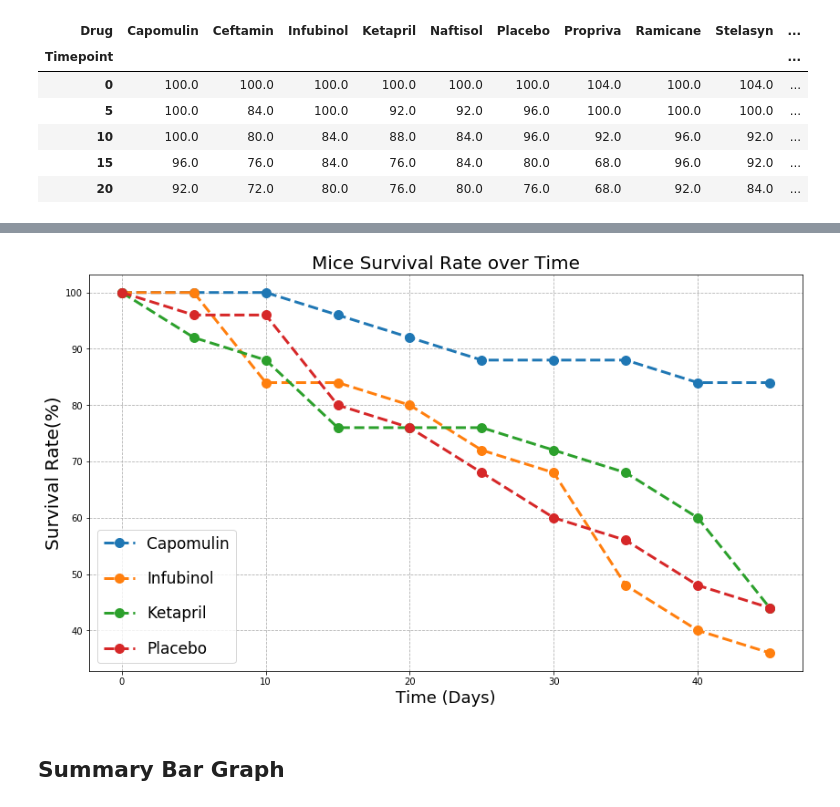
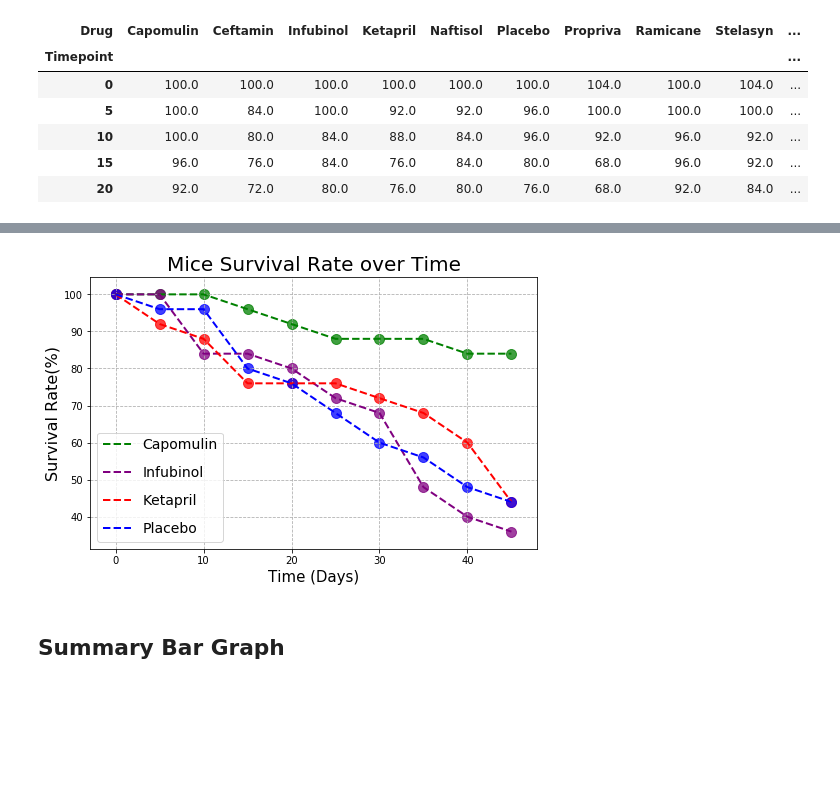
Before and after one commit to esharma3/matplotlib-challenge, a Jupyter notebook: Pymaceuticals/pymaceuticals.ipynb, the cells around one changed output, grey strips where cells are left out. Cells and saved outputs as stored; diff of their text form; code cells hidden in the pictures; blank space fills up the shorter version.

```diff
--- a/Pymaceuticals/pymaceuticals.ipynb
+++ b/Pymaceuticals/pymaceuticals.ipynb
@@ -215,8 +215,8 @@ metastatic_response_df.head()
 # %%
 # Minor Data Munging to Re-Format the Data Frames # Preview that Reformatting worked
 
-metastatic_error_df = metastatic_error_df.reset_index().pivot(index='Timepoint', columns='Drug', values='Metastatic Sites')
-metastatic_error_df.head()
+formatted_metastatic_error_df = metastatic_error_df.reset_index().pivot(index='Timepoint', columns='Drug', values='Metastatic Sites')
+formatted_metastatic_error_df.head()
 # %% [output]
 | Drug | Capomulin | Ceftamin | Infubinol | Ketapril | Naftisol | Placebo | Propriva | Ramicane | Stelasyn | ... |
 | Timepoint |  |  |  |  |  |  |  |  |  | ... |
@@ -228,15 +274,18 @@ metastatic_error_df.head()
 # %%
+# Using MATPLOTLIB
 # Generate the Plot (with Error Bars) # Save the Figure # Show the Figure
 
-plt.figure(figsize=(13,9))
-plt.xlabel('Time (Days)', fontsize=18)
-plt.ylabel('Number of Metastatic Sites', fontsize=20)
-plt.title('Metastatic Spread During Treatment over Time', fontsize=20)
+plt.figure(figsize=(8,5))
+plt.xlabel('Time (Days)', fontsize=14)
+plt.ylabel('Number of Metastatic Sites', fontsize=16)
+plt.title('Metastatic Spread During Treatment over Time', fontsize=18)
 plt.grid(linestyle='--')
 
-for drug in metastatic_response_df[['Capomulin', 'Infubinol', 'Ketapril', 'Placebo']]:
-    plot = plt.errorbar(x=metastatic_response_df.index, y=metastatic_response_df[drug], yerr=metastatic_error_df[drug], fmt='o', markersize=10, linestyle='--', linewidth=2, label=drug)
+for drug in formatted_metastatic_response_df[['Capomulin', 'Infubinol', 'Ketapril', 'Placebo']]:
+    plot = plt.errorbar(x=formatted_metastatic_response_df.index, y=formatted_metastatic_response_df[drug],
+                        yerr=formatted_metastatic_error_df[drug], fmt='o', markersize=10, linestyle='--',
+                        linewidth=2, label=drug, color=color_func(drug))
 
-plt.legend(loc='upper left', labelspacing = 1.2, fontsize = 17)
+plt.legend(loc='upper left', labelspacing = 1.2, fontsize = 12)
 plt.show()
 # %% [output]
@@ -274,8 +315,8 @@ mouse_count_df.head()
 # %%
 # Minor Data Munging to Re-Format the Data Frames # Preview the Data Frame
 
-mouse_count_df = mouse_count_df.pivot(index='Timepoint', columns='Drug', values='Mouse Count')
-mouse_count_df.head()
+mouse_survival_count_df = mouse_count_df.pivot(index='Timepoint', columns='Drug', values='Mouse Count')
+mouse_survival_count_df.head()
 # %% [output]
 | Drug | Capomulin | Ceftamin | Infubinol | Ketapril | Naftisol | Placebo | Propriva | Ramicane | Stelasyn | ... |
 | Timepoint |  |  |  |  |  |  |  |  |  | ... |
@@ -287,8 +328,8 @@ mouse_count_df.head()
 # %%
 # Minor Data Munging to Re-Format the Data Frames # Preview the Data Frame
 
-mouse_percent_df = mouse_count_df.pivot(index='Timepoint', columns='Drug', values='Percent Survived')
-mouse_percent_df.head()
+mouse_survival_percent_df = mouse_count_df.pivot(index='Timepoint', columns='Drug', values='Percent Survived')
+mouse_survival_percent_df.head()
 # %% [output]
 | Drug | Capomulin | Ceftamin | Infubinol | Ketapril | Naftisol | Placebo | Propriva | Ramicane | Stelasyn | ... |
 | Timepoint |  |  |  |  |  |  |  |  |  | ... |
@@ -309,20 +377,23 @@ mouse_percent_df.head()
 # %%
 # Generate the Plot (Accounting for percentages) # Save the Figure # Show the Figure
 
-plt.figure(figsize=(14,8))
-plt.xlabel('Time (Days)', fontsize=18)
-plt.ylabel('Survival Rate(%)', fontsize=20)
+plt.figure(figsize=(8,5))
+plt.xlabel('Time (Days)', fontsize=15)
+plt.ylabel('Survival Rate(%)', fontsize=16)
 plt.title('Mice Survival Rate over Time', fontsize=20)
 plt.grid(linestyle='--')
 
+# Adding plots for each of the four Treatments (Capomulin, Infubinol, Ketapril, Placebo)
+# Using function (color_func) to pass color for the plot
 
-for drug in mouse_percent_df[['Capomulin', 'Infubinol', 'Ketapril', 'Placebo']]:
-    plot = plt.errorbar(x=mouse_percent_df.index, y=mouse_percent_df[drug], fmt='o', markersize=10, linestyle='--', linewidth=3, label=drug)
+for drug in mouse_survival_percent_df[['Capomulin', 'Infubinol', 'Ketapril', 'Placebo']]:
+    plt.plot(mouse_survival_percent_df.index, mouse_survival_percent_df[drug], linestyle='--', linewidth=2, label=drug, color=color_func(drug))
+    plt.scatter(mouse_survival_percent_df.index, mouse_survival_percent_df[drug], marker="o", facecolors=color_func(drug), s=100, alpha=0.75)
 
-plt.legend(loc=0, labelspacing=1.2, fontsize=17)
+plt.legend(loc=0, labelspacing=1, fontsize=14)
 plt.show()
 # %% [output]
-[figure, old version]
+[figure, new version]
 # %% [markdown]
 ## Summary Bar Graph
 # %%
```
Also changed, not shown: parts of 22 cells of this notebook.
